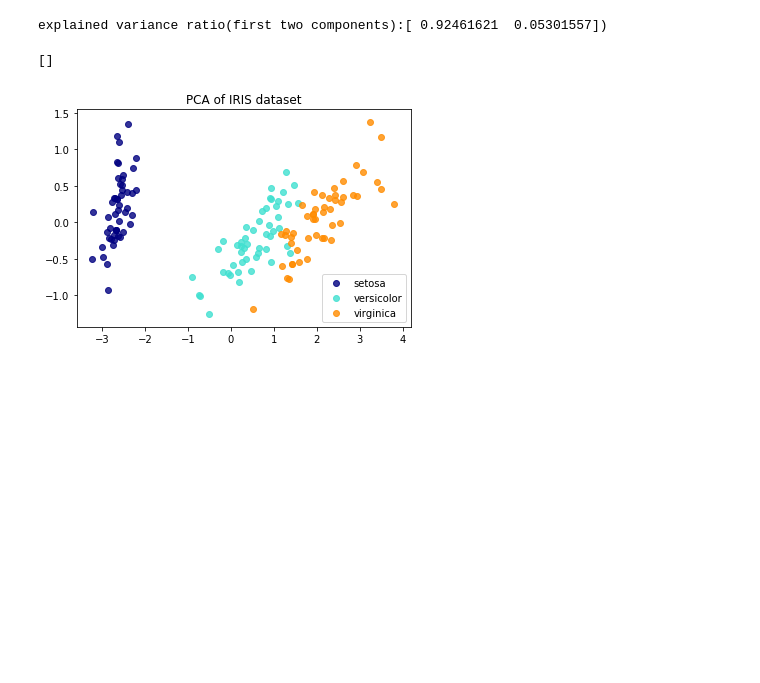
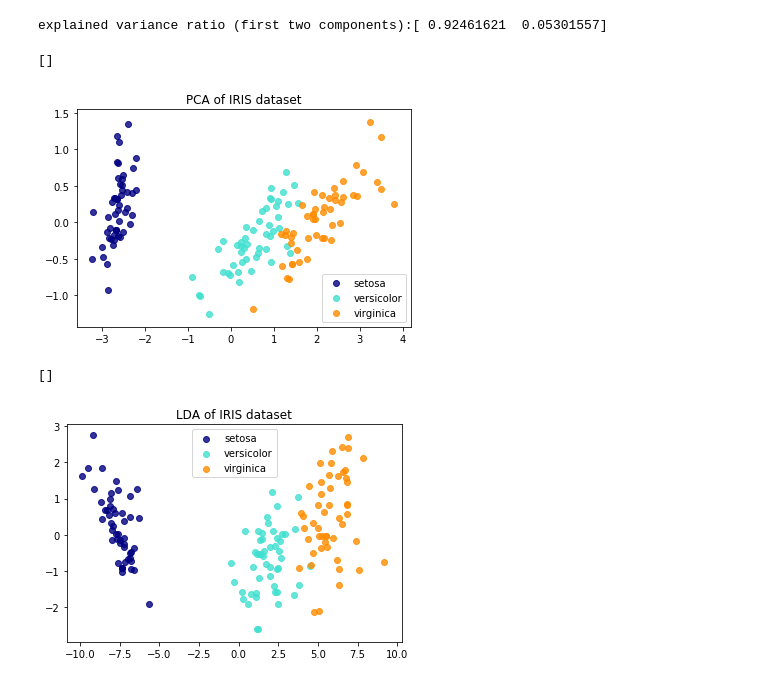
Before and after one commit to chiakigpink/msm11, a Jupyter notebook: msm11.ipynb, the cells around one changed output. Cells and saved outputs as stored; diff of their text form; code cells hidden in the pictures; blank space fills up the shorter version.

```diff
--- a/msm11.ipynb
+++ b/msm11.ipynb
@@ -15,3 +16,6 @@ target_names = iris.target_names
 
 pca = decomposition.PCA(n_components=2)
 X_r = pca.fit(X).transform(X)
+
+lda = LinearDiscriminantAnalysis(n_components=2)
+X_r2 = lda.fit(X, y).transform(X)
@@ -18,17 +40,28 @@ X_r = pca.fit(X).transform(X)
 # %%
-print('explained variance ratio(first two components):%s)'
+print('explained variance ratio (first two components):%s'
       % str(pca.explained_variance_ratio_))
 
 colors = ['navy', 'turquoise', 'darkorange']
 
 for color, i, target_name in zip(colors, [0, 1, 2], target_names):
-    plt.scatter(X_r[y==i, 0], X_r[y == i, 1], color=color, alpha=.8,
-                label=target_name)
+    plt.scatter(X_r[y==i,0], X_r[y==i, 1], color = color, alpha=.8,
+                label= target_name)
 plt.legend(loc='best', shadow=False, scatterpoints=1)
 plt.title('PCA of IRIS dataset')
 
 plt.plot()
 # %% [output]
-explained variance ratio(first two components):[ 0.92461621  0.05301557])
+explained variance ratio (first two components):[ 0.92461621  0.05301557]
 []
 [figure]
+# %%
+for color, i, target_name in zip(colors, [0, 1, 2], target_names):
+    plt.scatter(X_r2[y==i,0], X_r2[y==i, 1], color = color, alpha=.8,
+                label= target_name)
+plt.legend(loc='best', shadow=False, scatterpoints=1)
+plt.title('LDA of IRIS dataset')
+
+plt.plot()
+# %% [output]
+[]
+[figure, added]
```
Also changed, not shown: parts of 2 cells of this notebook.
